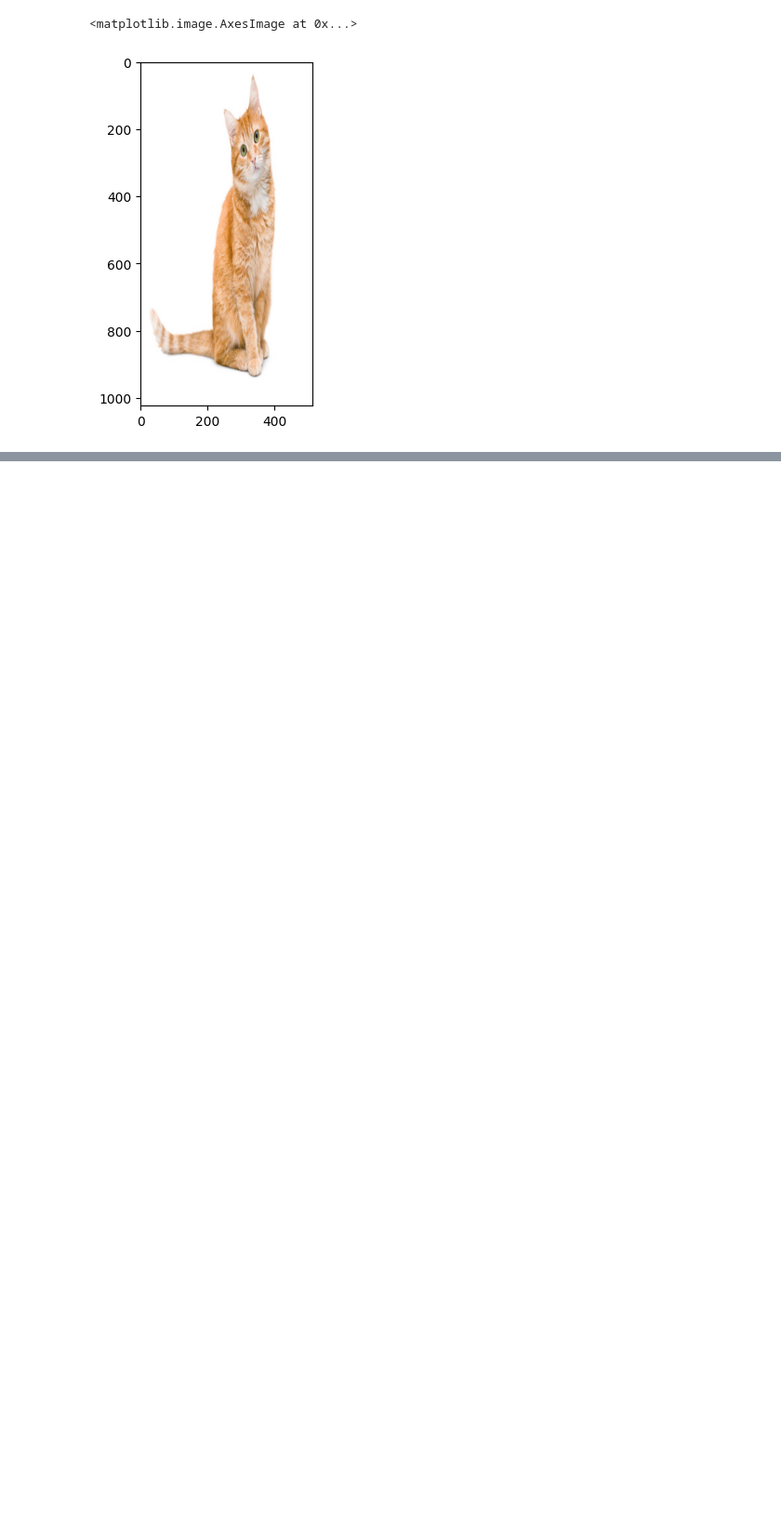
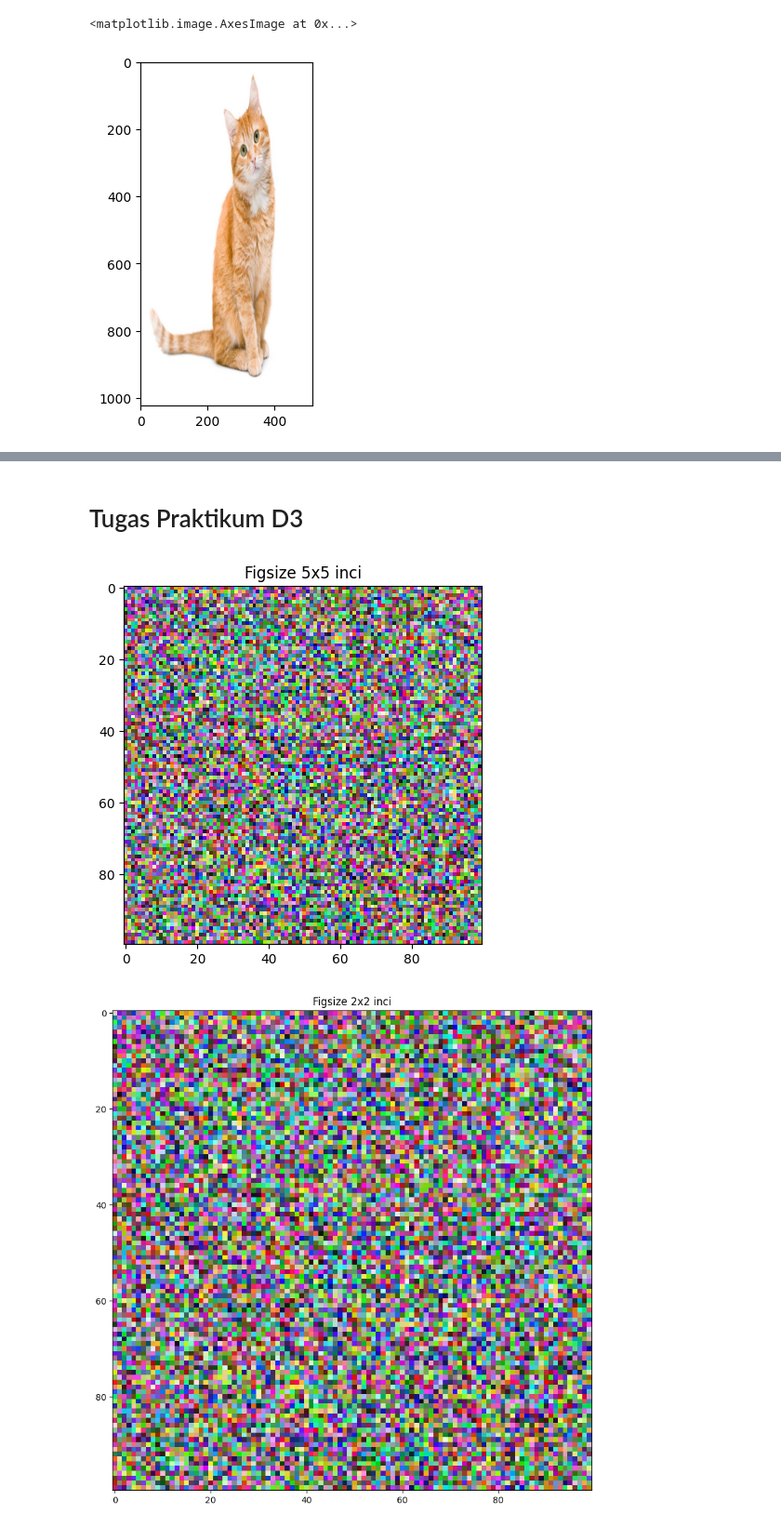
Before and after one commit to annisakrnn/PCVK_Genap_2025, a Jupyter notebook: Week2.ipynb, the cells around one changed output, grey strips where cells are left out. Shown at 93% size. Drawn from its saved outputs; the diff is of its cells as text; code cells hidden in the pictures; blank space fills up the shorter version.

```diff
--- a/Week2.ipynb
+++ b/Week2.ipynb
@@ -91,0 +135,16 @@ plt.imshow(black_img2)
+# %% [markdown]
+# Tugas Praktikum D3
+# %%
+img6 = np.random.rand(100, 100, 3)
+plt.figure(figsize=(5, 5))
+plt.imshow(img6)
+plt.title("Figsize 5x5 inci")
+plt.show()
+
+plt.figure(figsize=(10, 10))
+plt.imshow(img6)
+plt.title("Figsize 2x2 inci")
+plt.show()
+# %% [output]
+[figure, added]
+[figure, added]
```
Also changed, not shown: parts of 24 cells of this notebook.
